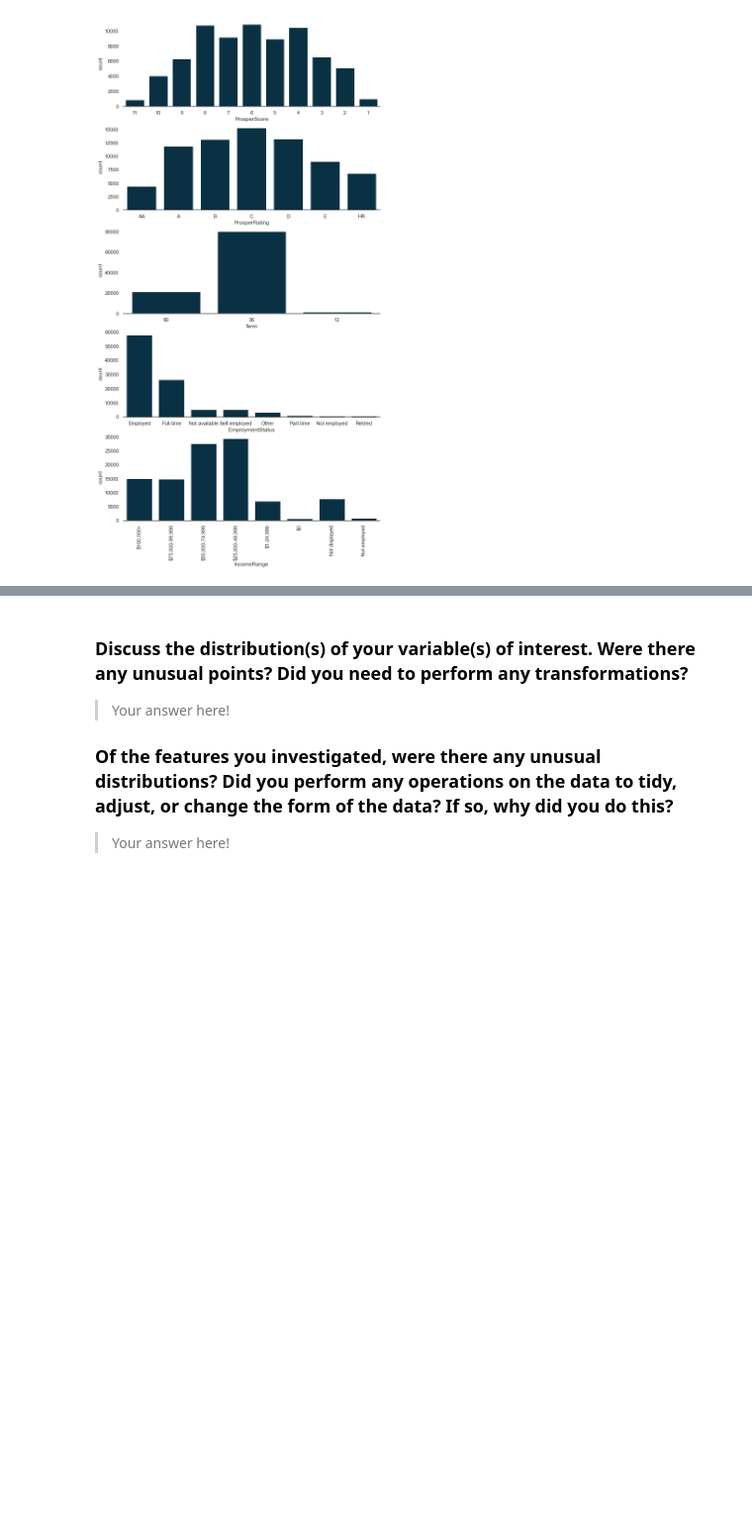
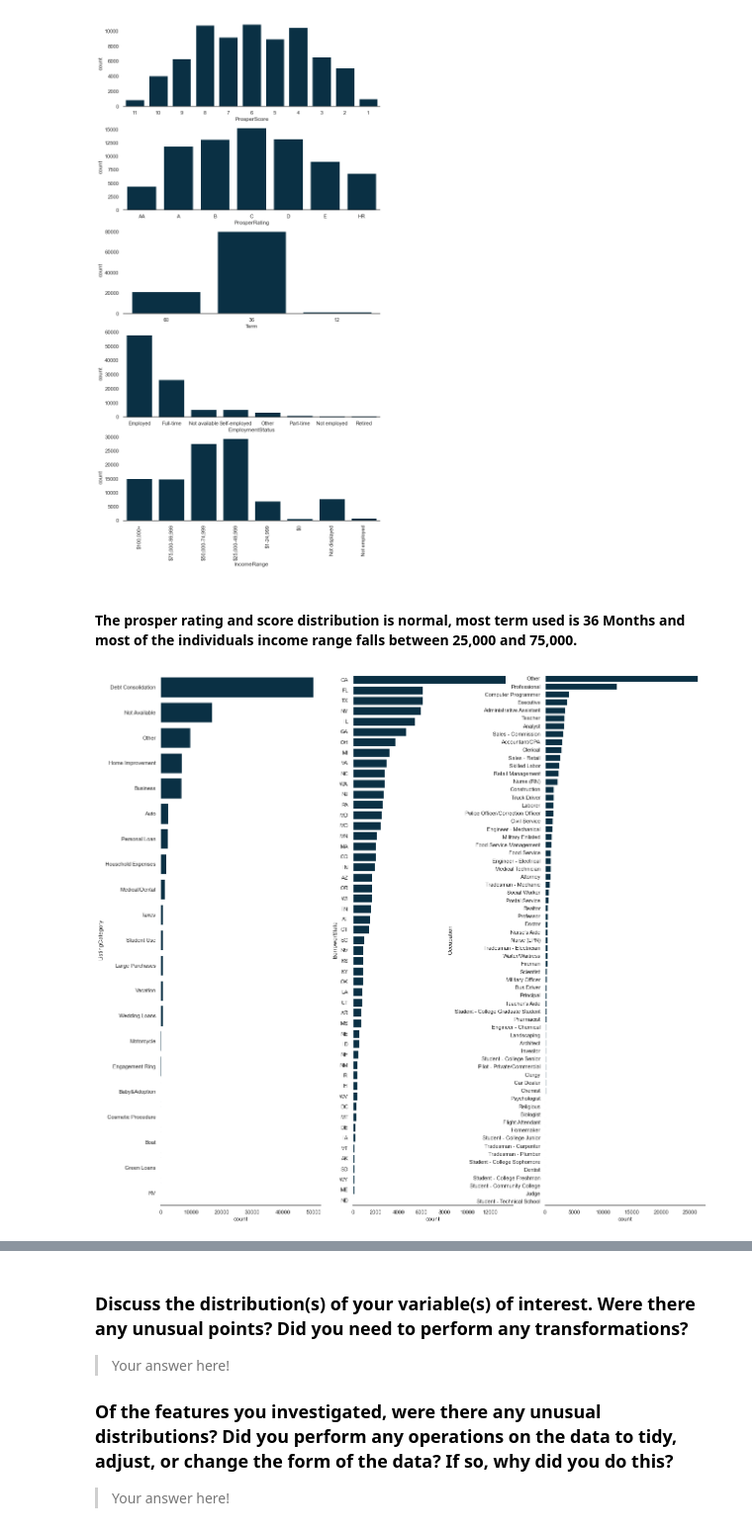
Before and after one commit to ahmed-gharib89/Communicate-Data-Findings, a Jupyter notebook: prosper_loan_exploration.ipynb, the cells around one changed output, grey strips where cells are left out. Shown at 99% size. Cells and saved outputs as stored; diff of their text form; code cells hidden in the pictures; blank space fills up the shorter version.

```diff
--- a/prosper_loan_exploration.ipynb
+++ b/prosper_loan_exploration.ipynb
@@ -466,16 +467,13 @@ plt.xlim(0, 1000);
 ### Now Let's take a look for other categorical features distributions
 # %%
 # Listing the columns to plot
-cat_cols = ['ProsperScore', 'ProsperRating','Term', 'EmploymentStatus', 'IncomeRange']
+cols = ['ProsperScore', 'ProsperRating','Term', 'EmploymentStatus', 'IncomeRange']
 
 # Create a 2x2 subplots
 fig, ax = plt.subplots(figsize=(10, 20), nrows=5)
 
-# Flatten the axis output to 1d array
-#ax = ax.flatten()
-
 # Plotting loop
-for i, col in enumerate(cat_cols):
+for i, col in enumerate(cols):
     # If the column dtype is ordered category use it`s order if not order by highest value
     if loan_clean[col].cat.ordered:
         order = None
@@ -491,3 +489,25 @@ for i, col in enumerate(cat_cols):
         plt.xticks(rotation=90)
 # %% [output]
 [figure]
+# %% [markdown]
+#### The prosper rating and score distribution is normal, most term used is 36 Months and most of the individuals income range falls between 25,000 and 75,000.
+# %%
+# Listing the columns to plot
+cols = ['ListingCategory', 'BorrowerState', 'Occupation']
+
+# Create a 2x2 subplots
+fig, ax = plt.subplots(figsize=(20, 20), ncols=3)
+
+# Plotting loop
+for i, col in enumerate(cols):
+    # If the column dtype is ordered category use it`s order if not order by highest value
+    if loan_clean[col].cat.ordered:
+        order = None
+    else:
+        order = loan_clean[col].value_counts().index
+
+    # Ploting
+    sns.countplot(data=loan_clean, y=col, order=order,color=base_color, ax=ax[i])
+    sns.despine(left=True)
+# %% [output]
+[figure, added]
```
Also changed, not shown: parts of 6 cells of this notebook.
